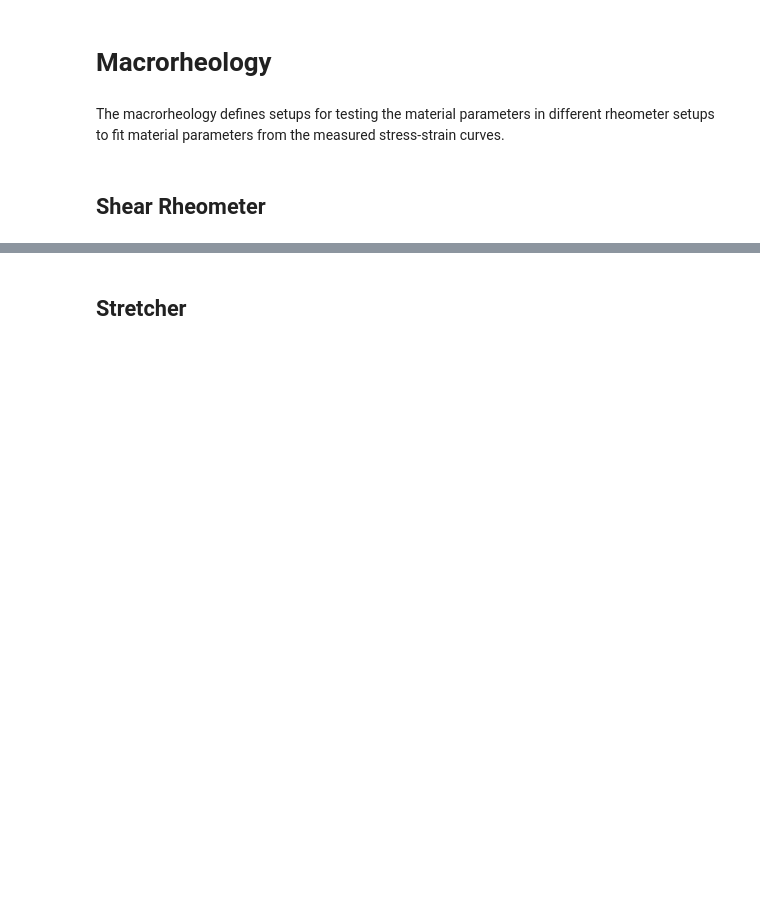
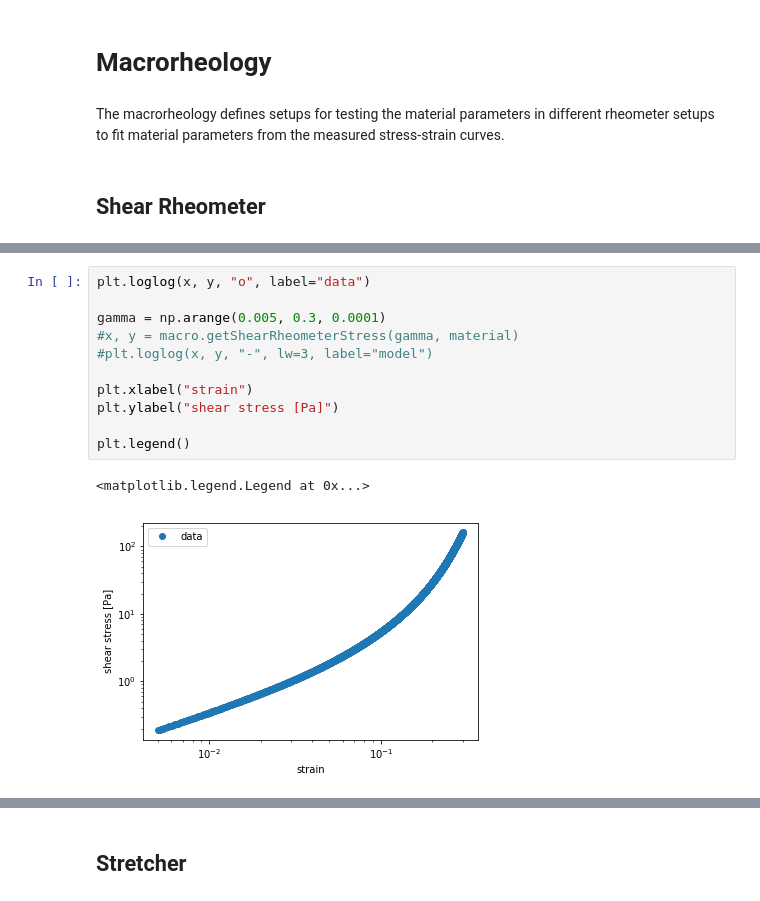
Before and after one commit to rgerum/saenopy, a Jupyter notebook: docs/macrorheology.ipynb, the cells around one changed output, grey strips where cells are left out. Drawn from its saved outputs; the diff is of its cells as text; blank space fills up the shorter version.

```diff
--- a/docs/macrorheology.ipynb
+++ b/docs/macrorheology.ipynb
@@ -33,3 +33,17 @@ plt.legend()
 SemiAffineFiberMaterial(k1=900, ds0=0.0004, s1=0.0075, ds1=0.033)
 <matplotlib.legend.Legend at 0x...>
 [figure]
+# %%
+plt.loglog(x, y, "o", label="data")
+
+gamma = np.arange(0.005, 0.3, 0.0001)
+#x, y = macro.getShearRheometerStress(gamma, material)
+#plt.loglog(x, y, "-", lw=3, label="model")
+
+plt.xlabel("strain")
+plt.ylabel("shear stress [Pa]")
+
+plt.legend()
+# %% [output]
+<matplotlib.legend.Legend at 0x...>
+[figure, added]
```
Also changed, not shown: parts of 7 cells of this notebook, 43 other files.
